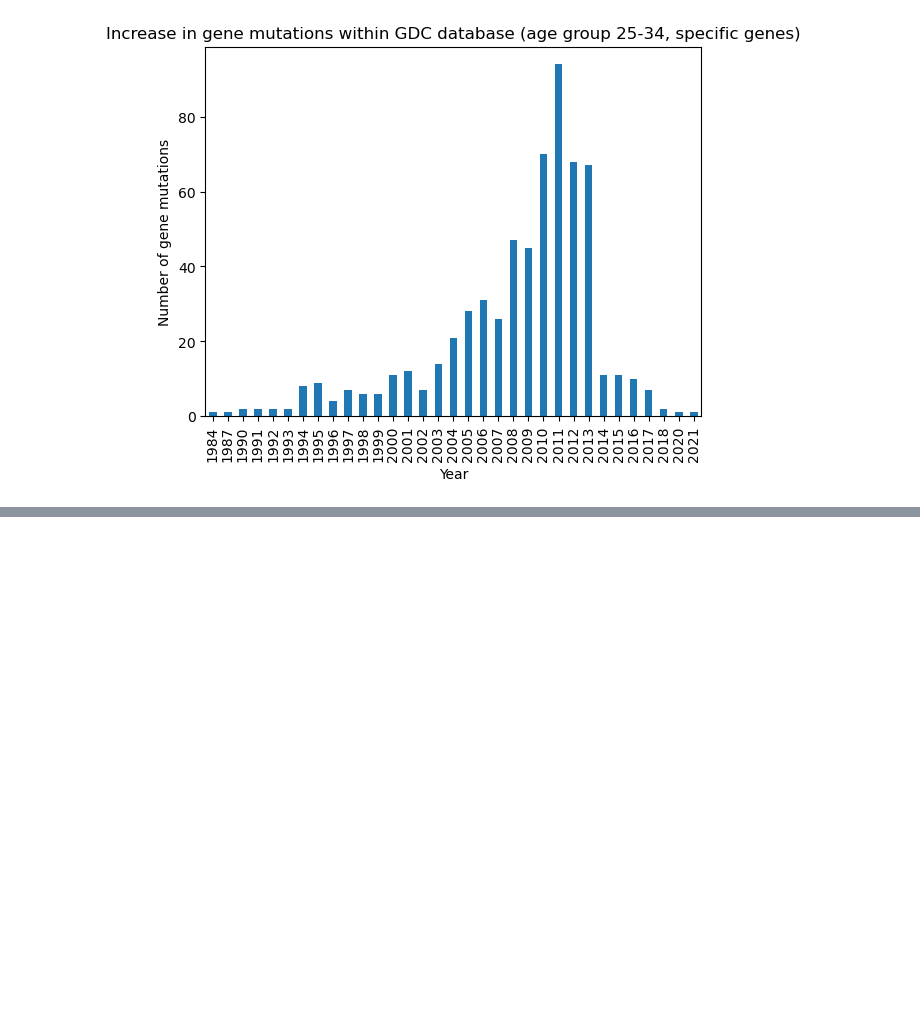
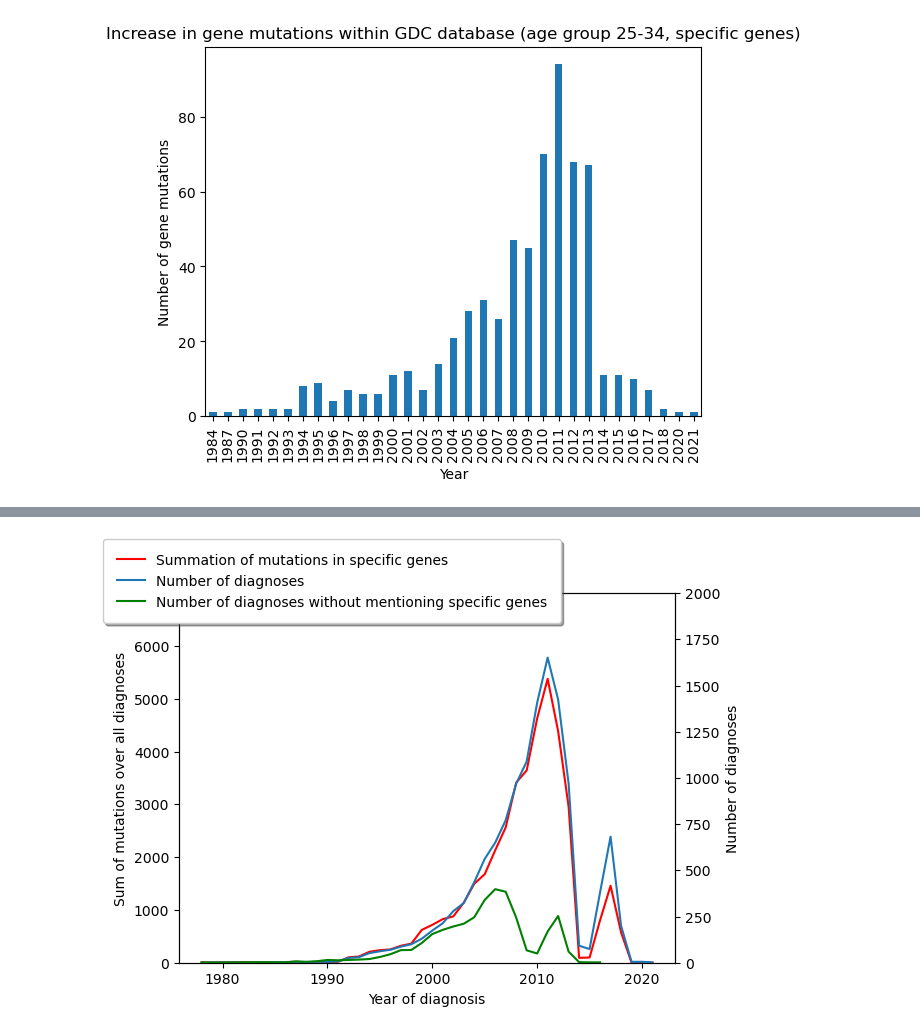
Before and after one commit to nilapalin/made-template, a Jupyter notebook: project/data/gdc.ipynb, the cells around one changed output, grey strips where cells are left out. Saved outputs shown, nothing was run; the diff lists cells and outputs as text; code cells hidden in the pictures; blank space fills up the shorter version.

```diff
--- a/project/data/gdc.ipynb
+++ b/project/data/gdc.ipynb
@@ -280,0 +287,30 @@ ax = gdc_diff.plot(kind='bar', color = 'blue')
+# %%
+dbEngine=sqlalchemy.create_engine('sqlite:///../../data/gdc.sqlite')
+with dbEngine.connect() as conn:
+    sqlstatement_obese = "select year_of_diagnosis, count(*) as nrdiag, sum(sim), sum(p), sum(lpr), sum(mr), sum(a), sum(n), sum(m), sum(k), sum(l), sum(pc), sum(b), sum(s), sum(sim)+sum(p)+sum(lpr)+sum(mr)+sum(a)+sum(n)+sum(m)+sum(k)+sum(l)+sum(pc)+sum(b)+sum(s) as gene_sum, (sum(sim)+sum(p)+sum(lpr)+sum(mr)+sum(a)+sum(n)+sum(m)+sum(k)+sum(l)+sum(pc)+sum(b)+sum(s))/count(*) as gene_sum_per_nrdiag from (select d.year_of_diagnosis, c.\"gene.SIM1\" as sim, c.\"gene.POMC\" as p, c.\"gene.LEPR\" as lpr, c.\"gene.MRAP2\" as mr, c.\"gene.ADCY3\" as a, c.\"gene.NTRK2\" as n, c.\"gene.MC4R\" as m, c.\"gene.KSR2\" as k, c.\"gene.LEP\" as l, c.\"gene.PCSK1\" as pc, c.\"gene.BDNF\" as b, c.\"gene.SH2B1\" as s from cases c, diagnoses d where c.id = d.case_id and year_of_diagnosis is not null) group by year_of_diagnosis ;"
+    gdc = pd.read_sql_query(sqlstatement_obese, conn)
+    gdc['year_of_diagnosis'] = gdc['year_of_diagnosis'].astype(int)
+    gdc_woGene = pd.read_sql_query('select year_of_diagnosis, count(*) as nrdiag from (select d.year_of_diagnosis, c."gene.SIM1"+c."gene.POMC"+c."gene.LEPR"+c."gene.MRAP2"+c."gene.ADCY3"+c."gene.NTRK2"+c."gene.MC4R"+c."gene.KSR2"+c."gene.LEP"+c."gene.PCSK1"+c."gene.BDNF"+c."gene.SH2B1" as gene_sum from cases c, diagnoses d where c.id = d.case_id and year_of_diagnosis is not null) where gene_sum = 0 group by year_of_diagnosis;', conn)
+    gdc_woGene['year_of_diagnosis'] = gdc['year_of_diagnosis'].astype(int)
+
+
+fig, ax = plt.subplots()
+ax2 = ax.twinx()
+sns.lineplot(x='year_of_diagnosis', y='nrdiag', data=gdc, ax=ax2, label='Number of diagnoses', legend=False)
+sns.lineplot(x='year_of_diagnosis', y='nrdiag', data=gdc_woGene, ax=ax2, color='green', label='Number of diagnoses without mentioning specific genes', legend=False)
+legax2 = plt.legend()
+sns.lineplot(x='year_of_diagnosis', y='gene_sum', data=gdc, ax=ax, color='r', label='Summation of mutations in specific genes', legend=False)
+legax = plt.legend()
+legax2.remove()
+legax.remove()
+ax2.set_ylim(0, 2000)
+ax.set_ylim(0, 7000)
+ax.set(xlabel='Year of diagnosis', ylabel = 'Sum of mutations over all diagnoses')
+ax2.set(ylabel='Number of diagnoses')
+
+
+plt.figlegend(loc='upper left', fancybox=True, framealpha=1, shadow=True, borderpad=1)
+
+plt.show()
+# %% [output]
+[figure, added]
```
Also changed, not shown: parts of 7 cells of this notebook, 6 other files.
